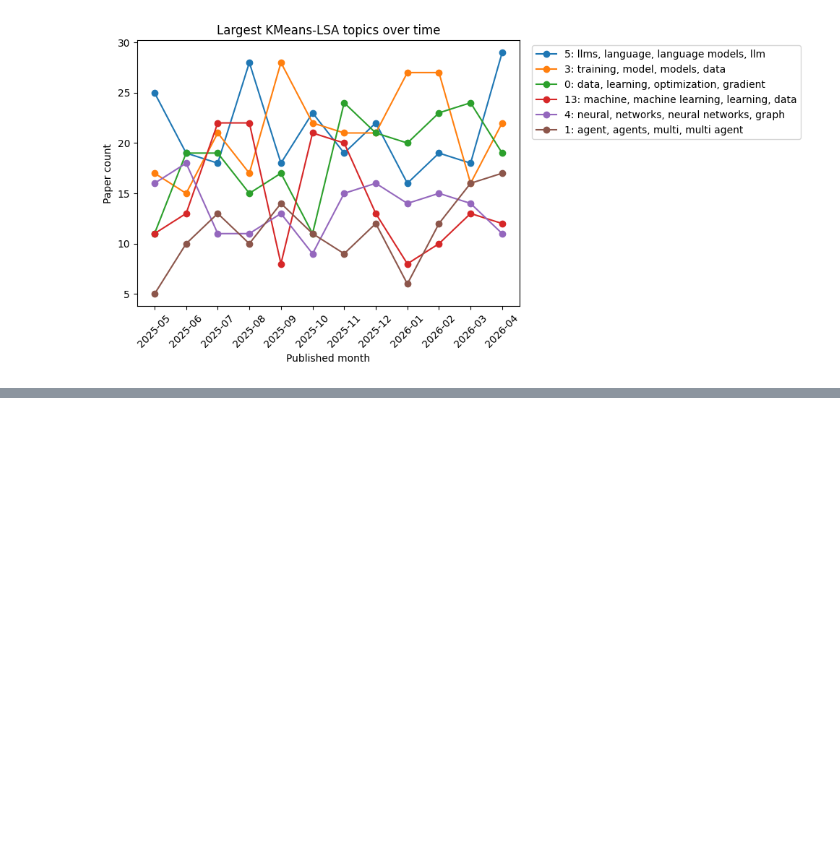
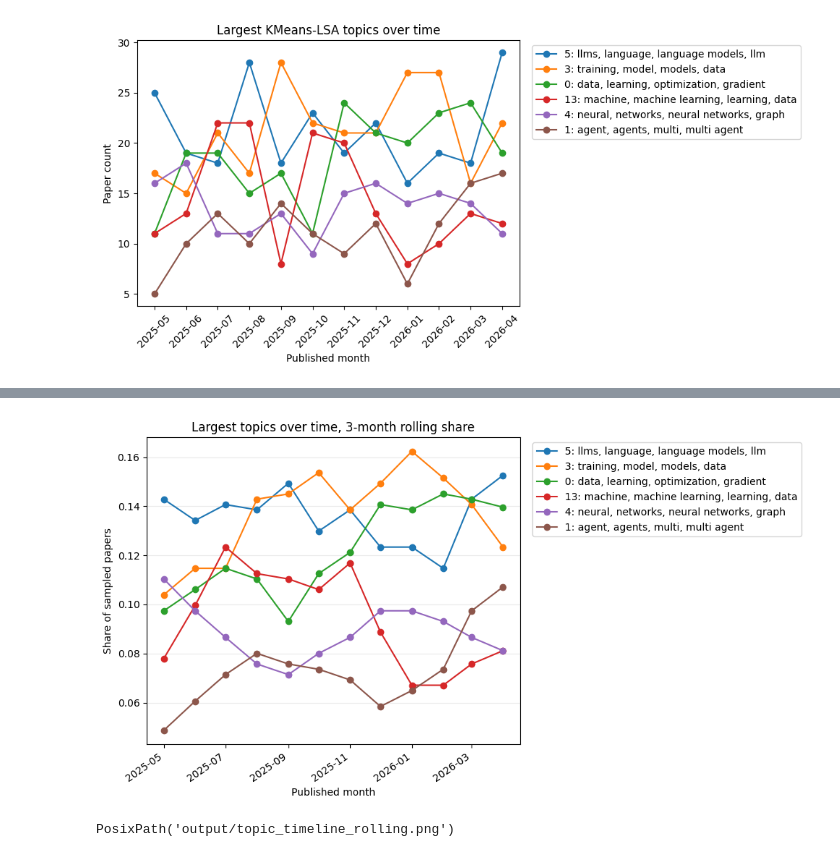
Before and after one commit to dobosipeter/usml_homework, a Jupyter notebook: arxiv_topics.ipynb, the cells around one changed output, grey strips where cells are left out. Saved outputs shown, nothing was run; the diff lists cells and outputs as text; code cells hidden in the pictures; blank space fills up the shorter version.

```diff
--- a/arxiv_topics.ipynb
+++ b/arxiv_topics.ipynb
@@ -805,0 +883,29 @@ plt.show()
+# %%
+largest_topic_ids = topic_summary.head(6)["topic_id"].tolist()
+timeline_plot = topic_timeline[topic_timeline["topic_id"].isin(largest_topic_ids)].copy()
+timeline_plot["published_month"] = pd.PeriodIndex(timeline_plot["published_month"], freq="M").to_timestamp()
+timeline_plot = timeline_plot.sort_values(["topic_id", "published_month"])
+timeline_plot["rolling_share"] = timeline_plot.groupby("topic_id")["month_share"].transform(
+    lambda values: values.rolling(window=3, min_periods=1, center=True).mean()
+)
+
+fig, ax = plt.subplots(figsize=(10, 5.5))
+for topic_id in largest_topic_ids:
+    topic_frame = timeline_plot[timeline_plot["topic_id"] == topic_id]
+    label = topic_summary.loc[topic_summary["topic_id"] == topic_id, "topic_label"].iloc[0]
+    ax.plot(topic_frame["published_month"], topic_frame["rolling_share"], marker="o", label=f"{topic_id}: {label}")
+
+ax.set_title("Largest topics over time, 3-month rolling share")
+ax.set_xlabel("Published month")
+ax.set_ylabel("Share of sampled papers")
+ax.grid(True, axis="y", alpha=0.25)
+ax.legend(loc="upper left", bbox_to_anchor=(1.02, 1.0))
+fig.autofmt_xdate(rotation=35)
+fig.tight_layout()
+fig.savefig(TOPIC_TIMELINE_PATH, dpi=180, bbox_inches="tight")
+plt.show()
+
+TOPIC_TIMELINE_PATH
+# %% [output]
+[figure, added]
+PosixPath('output/topic_timeline_rolling.png')
```
Also changed, not shown: parts of 7 cells of this notebook.
